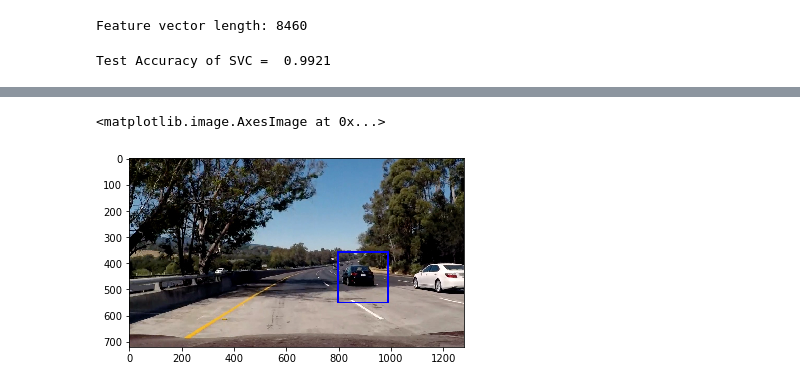
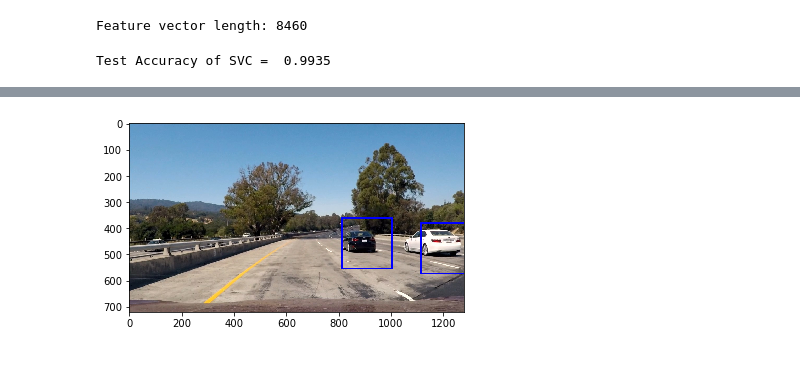
Before and after one commit to varungambhir/vehicle-detection, a Jupyter notebook: Vehicle-Detection.ipynb, the cells around one changed output, grey strips where cells are left out. Cells and saved outputs as stored; diff of their text form; code cells hidden in the pictures.

```diff
--- a/Vehicle-Detection.ipynb
+++ b/Vehicle-Detection.ipynb
@@ -159,11 +159,16 @@ Feature vector length: 8460
 from sklearn.svm import LinearSVC
 
 # Use a linear SVC
-svc = LinearSVC()
+svc = LinearSVC(C=0.0001)
 svc.fit(X_train, y_train)
 print('Test Accuracy of SVC = ', round(svc.score(X_test, y_test), 4))
 # %% [output]
-Test Accuracy of SVC =  0.9921
+Test Accuracy of SVC =  0.9935
+# %%
+from collections import deque
+history = deque(maxlen = 8)
+
+history.append([])
 # %%
 #used find_cars() function from lesson
 def find_cars(img):
@@ -190,8 +195,9 @@ def find_cars(img):
     nfeat_per_block = orient * cell_per_block ** 2
     # 64 was the orginal sampling rate, with 8 cells and 8 pix per cell
     window = 64
+    win_draw = np.int(window * scale)
     nblocks_per_window = (window // pix_per_cell) - 1
-    cells_per_step = 2  # Instead of overlap, define how many cells to step
+    cells_per_step = 1 # Instead of overlap, define how many cells to step
     nxsteps = (nxblocks - nblocks_per_window) // cells_per_step
     nysteps = (nyblocks - nblocks_per_window) // cells_per_step
 
@@ -203,7 +209,7 @@ def find_cars(img):
     else:
         hog1 = get_hog_features(hog_channel, orient, pix_per_cell, cell_per_block, feature_vec=False)
 
-    box = []
+    boxes = history[len(history)-1]
     for xb in range(nxsteps):
         for yb in range(nysteps):
             ypos = yb * cells_per_step
@@ -238,32 +244,33 @@ def find_cars(img):
             if test_prediction == 1:
                 xbox_left = np.int(xleft * scale)
                 ytop_draw = np.int(ytop * scale)
-                win_draw = np.int(window * scale)
-                box.append(((xbox_left, ytop_draw + ystart), (xbox_left + win_draw, ytop_draw + win_draw + ystart)))
+                boxes.append(((xbox_left, ytop_draw + ystart), (xbox_left + win_draw, ytop_draw + win_draw + ystart)))
 
+    history.append(boxes)
     vis = []
-    for i in range(0, len(box)):
+    for i in range(0, len(boxes)):
         vis.append(0)
 
-    for i in range(0, len(box)):
+    history.append([])
+    for i in range(0, len(boxes)):
         if vis[i] == 0:
             x = 0
             y = 0
 
-            x1_left = box[i][0][0]
-            x1_right = box[i][1][0]
-            y1_left = box[i][0][1]
-            y1_right = box[i][1][1]
+            x1_left = boxes[i][0][0]
+            x1_right = boxes[i][1][0]
+            y1_left = boxes[i][0][1]
+            y1_right = boxes[i][1][1]
 
             x = (x1_left+x1_right)/2.0
             y = (y1_left+y1_right)/2.0
-            for j in range(i+1, len(box)):
+            for j in range(i+1, len(boxes)):
                 if vis[j] == 0:
                     #print(str(x1_left) +  " " + str(x1_right) + " " + str(y1_left) + " " + str(y1_right))
-                    x2_left = box[j][0][0]
-                    x2_right = box[j][1][0]
-                    y2_left = box[j][0][1]
-                    y2_right = box[j][1][1]
+                    x2_left = boxes[j][0][0]
+                    x2_right = boxes[j][1][0]
+                    y2_left = boxes[j][0][1]
+                    y2_right = boxes[j][1][1]
 
                     if(((x1_left<=x2_left) & (x1_right>=x2_left)) | ((x1_left<=x2_right) & (x1_right>=x2_right))):
                         if(((y1_left<=y2_left) & (y1_right>=y2_left)) | ((y1_left<=y2_right) & (y1_right>=y2_right))):
@@ -284,7 +291,7 @@ import matplotlib.image as mpimg
 import matplotlib.pyplot as plt
 %matplotlib inline
 
-img = mpimg.imread('test_images/test5.jpg')
+img = mpimg.imread('test_images/test1.jpg')
 
 out_img = find_cars(img)
 plt.imshow(out_img)
@@ -294,5 +300,4 @@ plt.imshow(out_img)
-<matplotlib.image.AxesImage at 0x...>
-[figure, old version]
+[figure, new version]
 # %%
 #testing pipeline on video
 from moviepy.editor import VideoFileClip
```
Also changed, not shown: parts of 2 cells of this notebook, 8 other files.
